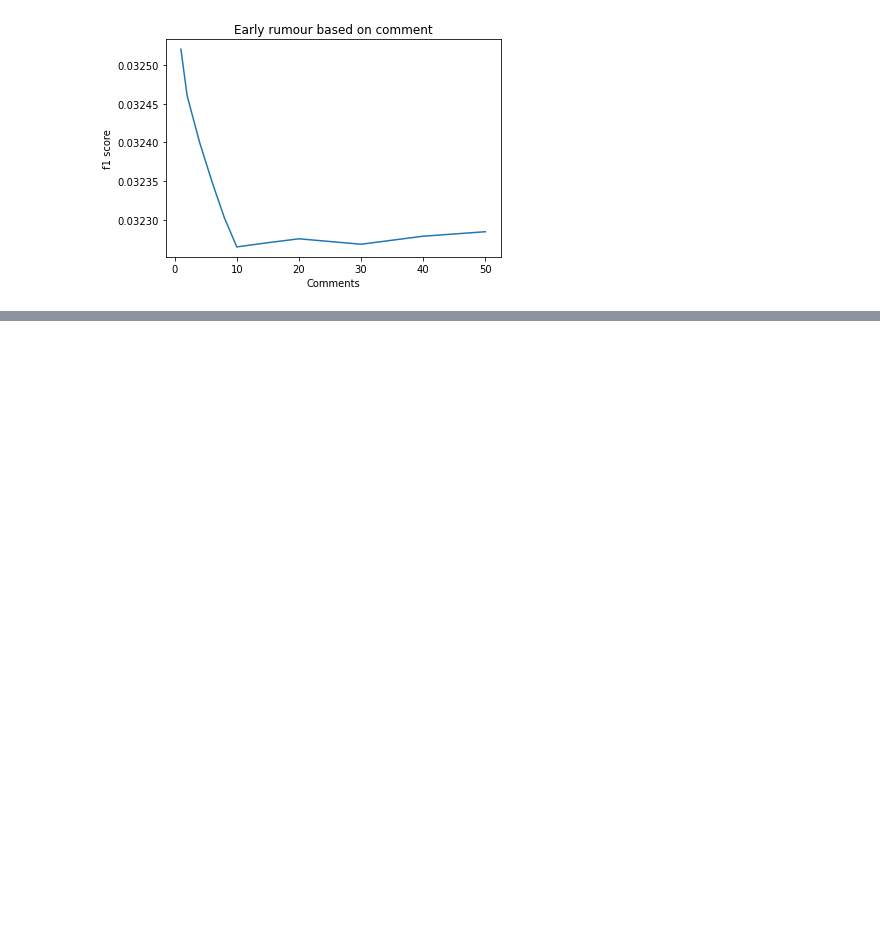
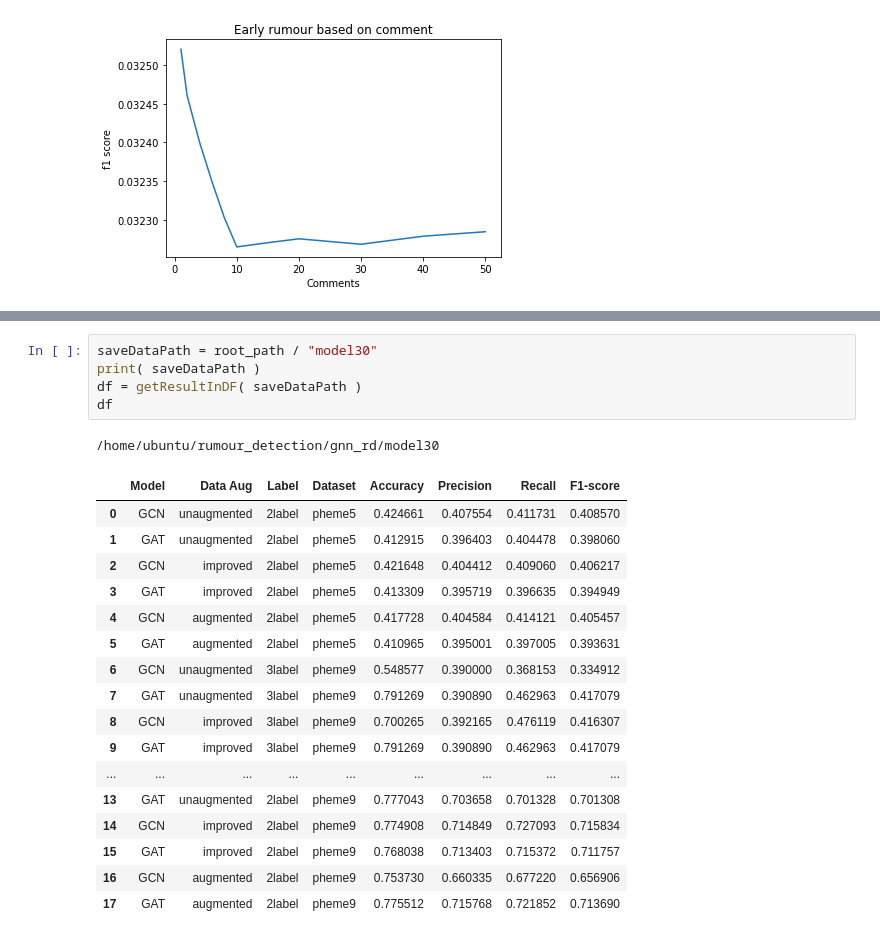
Before and after one commit to shaswatpatel123/rumour_detection, a Jupyter notebook: gnn_rd/plots.ipynb, the cells around one changed output, grey strips where cells are left out. Drawn from its saved outputs; the diff is of its cells as text; blank space fills up the shorter version.

```diff
--- a/gnn_rd/plots.ipynb
+++ b/gnn_rd/plots.ipynb
@@ -68,0 +210,24 @@ getEarlyRDPlots(timeDataPath, commentDataPath)
+# %%
+saveDataPath = root_path / "model30"
+print( saveDataPath )
+df = getResultInDF( saveDataPath )
+df
+# %% [output]
+/home/ubuntu/rumour_detection/gnn_rd/model30
+|  | Model | Data Aug | Label | Dataset | Accuracy | Precision | Recall | F1-score |
+| 0 | GCN | unaugmented | 2label | pheme5 | 0.424661 | 0.407554 | 0.411731 | 0.408570 |
+| 1 | GAT | unaugmented | 2label | pheme5 | 0.412915 | 0.396403 | 0.404478 | 0.398060 |
+| 2 | GCN | improved | 2label | pheme5 | 0.421648 | 0.404412 | 0.409060 | 0.406217 |
+| 3 | GAT | improved | 2label | pheme5 | 0.413309 | 0.395719 | 0.396635 | 0.394949 |
+| 4 | GCN | augmented | 2label | pheme5 | 0.417728 | 0.404584 | 0.414121 | 0.405457 |
+| 5 | GAT | augmented | 2label | pheme5 | 0.410965 | 0.395001 | 0.397005 | 0.393631 |
+| 6 | GCN | unaugmented | 3label | pheme9 | 0.548577 | 0.390000 | 0.368153 | 0.334912 |
+| 7 | GAT | unaugmented | 3label | pheme9 | 0.791269 | 0.390890 | 0.462963 | 0.417079 |
+| 8 | GCN | improved | 3label | pheme9 | 0.700265 | 0.392165 | 0.476119 | 0.416307 |
+| 9 | GAT | improved | 3label | pheme9 | 0.791269 | 0.390890 | 0.462963 | 0.417079 |
+| ... | ... | ... | ... | ... | ... | ... | ... | ... |
+| 13 | GAT | unaugmented | 2label | pheme9 | 0.777043 | 0.703658 | 0.701328 | 0.701308 |
+| 14 | GCN | improved | 2label | pheme9 | 0.774908 | 0.714849 | 0.727093 | 0.715834 |
+| 15 | GAT | improved | 2label | pheme9 | 0.768038 | 0.713403 | 0.715372 | 0.711757 |
+| 16 | GCN | augmented | 2label | pheme9 | 0.753730 | 0.660335 | 0.677220 | 0.656906 |
+| 17 | GAT | augmented | 2label | pheme9 | 0.775512 | 0.715768 | 0.721852 | 0.713690 |
```
Also changed, not shown: parts of 18 cells of this notebook, 7 other files.
